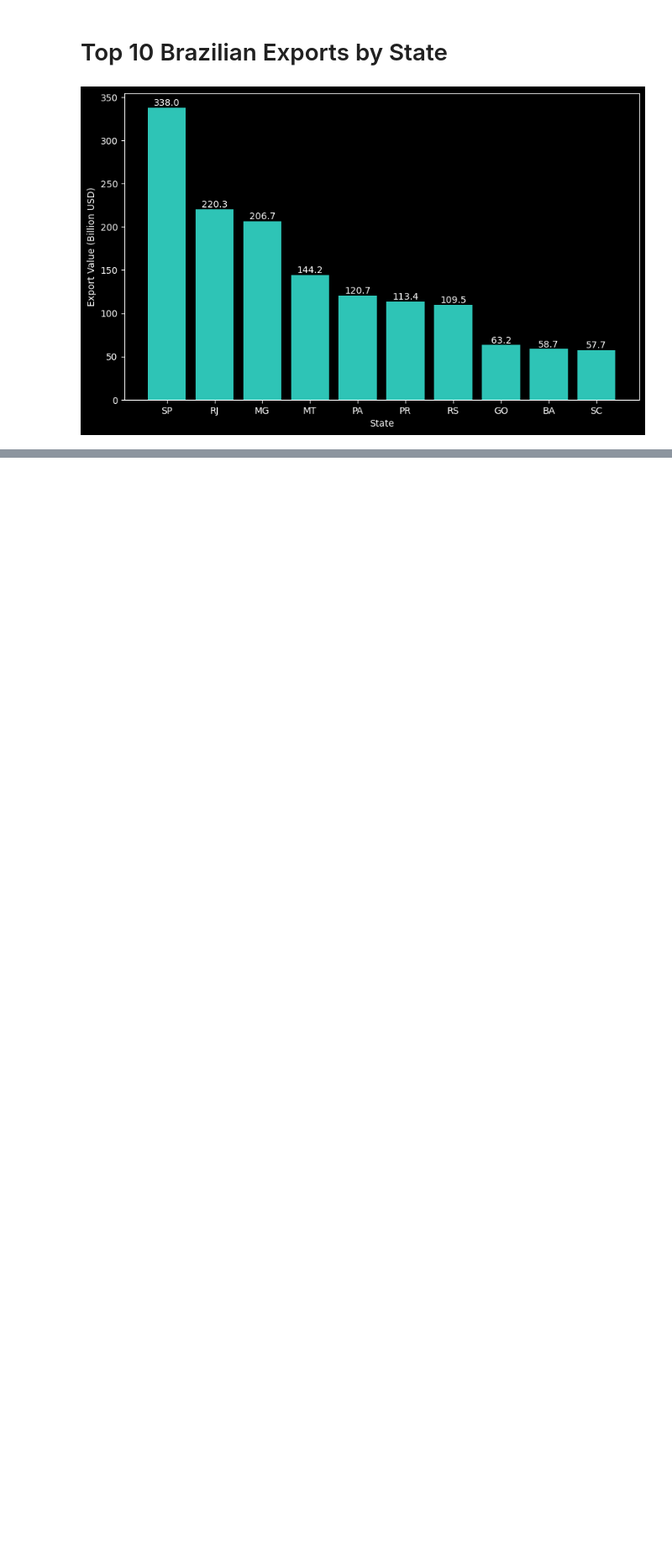
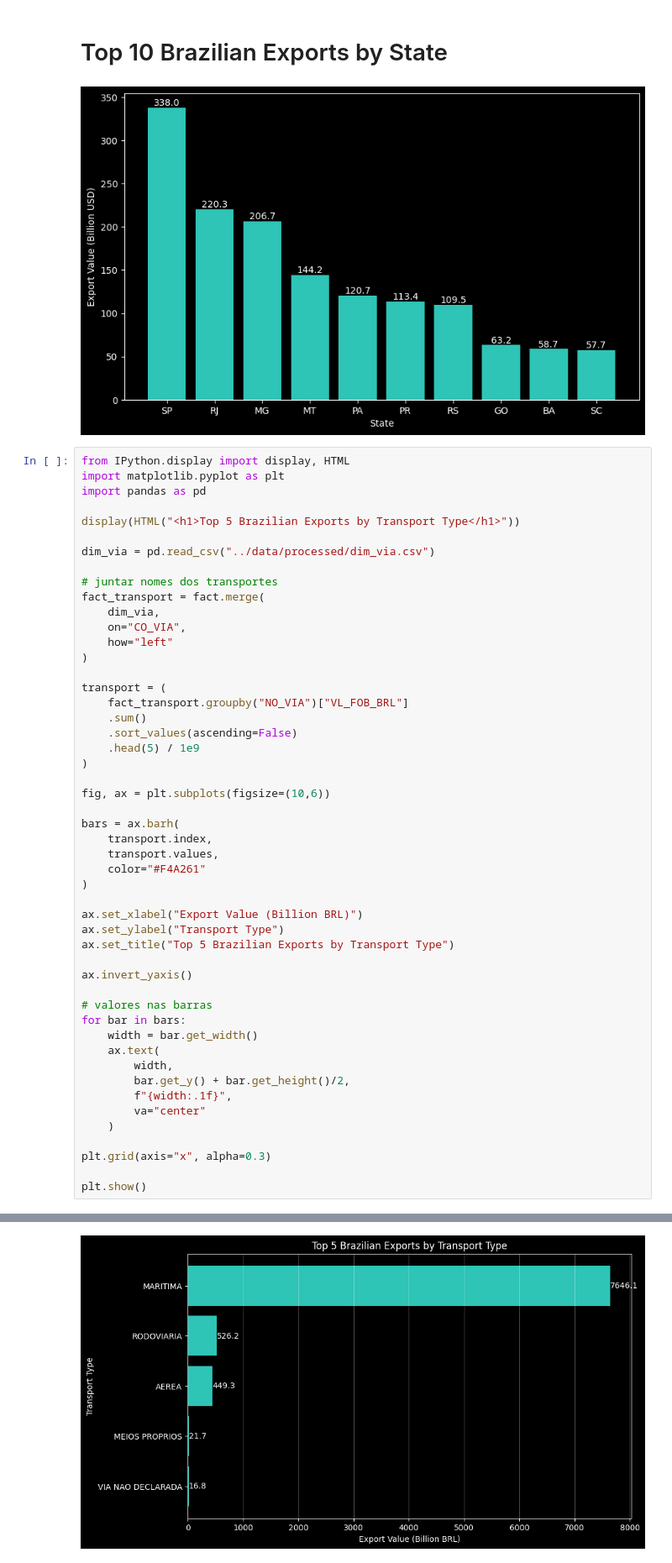
Before and after one commit to loregbrw/agro-xpto-data-analysis, a Jupyter notebook: notebooks/eda.ipynb, the cells around one changed output, grey strips where cells are left out. Shown at 84% size. Drawn from its saved outputs; the diff is of its cells as text; blank space fills up the shorter version.

Commit message:
Feat: top 10 my trasport type

```diff
--- a/notebooks/eda.ipynb
+++ b/notebooks/eda.ipynb
@@ -301,3 +301,54 @@ plt.show()
 # %% [output]
 Top 10 Brazilian Exports by State
 [figure]
+# %%
+from IPython.display import display, HTML
+import matplotlib.pyplot as plt
+import pandas as pd
+
+display(HTML("<h1>Top 5 Brazilian Exports by Transport Type</h1>"))
+
+dim_via = pd.read_csv("../data/processed/dim_via.csv")
+
+# juntar nomes dos transportes
+fact_transport = fact.merge(
+    dim_via,
+    on="CO_VIA",
+    how="left"
+)
+
+transport = (
+    fact_transport.groupby("NO_VIA")["VL_FOB_BRL"]
+    .sum()
+    .sort_values(ascending=False)
+    .head(5) / 1e9
+)
+
+fig, ax = plt.subplots(figsize=(10,6))
+
+bars = ax.barh(
+    transport.index,
+    transport.values,
+    color="#F4A261"
+)
+
+ax.set_xlabel("Export Value (Billion BRL)")
+ax.set_ylabel("Transport Type")
+ax.set_title("Top 5 Brazilian Exports by Transport Type")
+
+ax.invert_yaxis()
+
+# valores nas barras
+for bar in bars:
+    width = bar.get_width()
+    ax.text(
+        width,
+        bar.get_y() + bar.get_height()/2,
+        f"{width:.1f}",
+        va="center"
+    )
+
+plt.grid(axis="x", alpha=0.3)
+
+plt.show()
+# %% [output]
@@ -303,0 +356 @@ Top 10 Brazilian Exports by State
+[figure, added]
```
Also changed, not shown: parts of 1 cell of this notebook.
